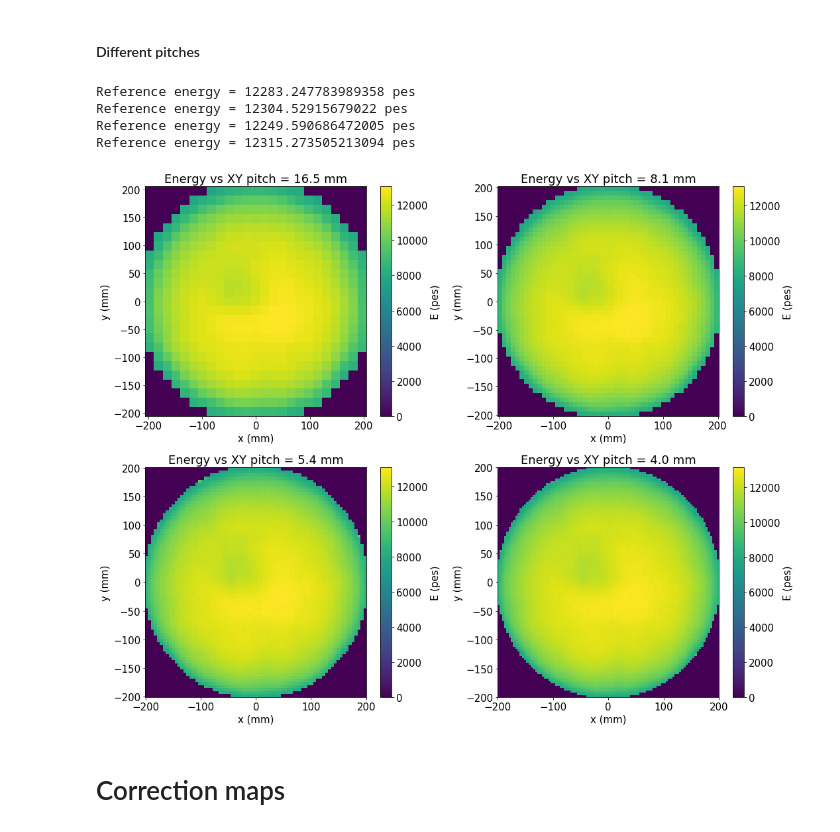
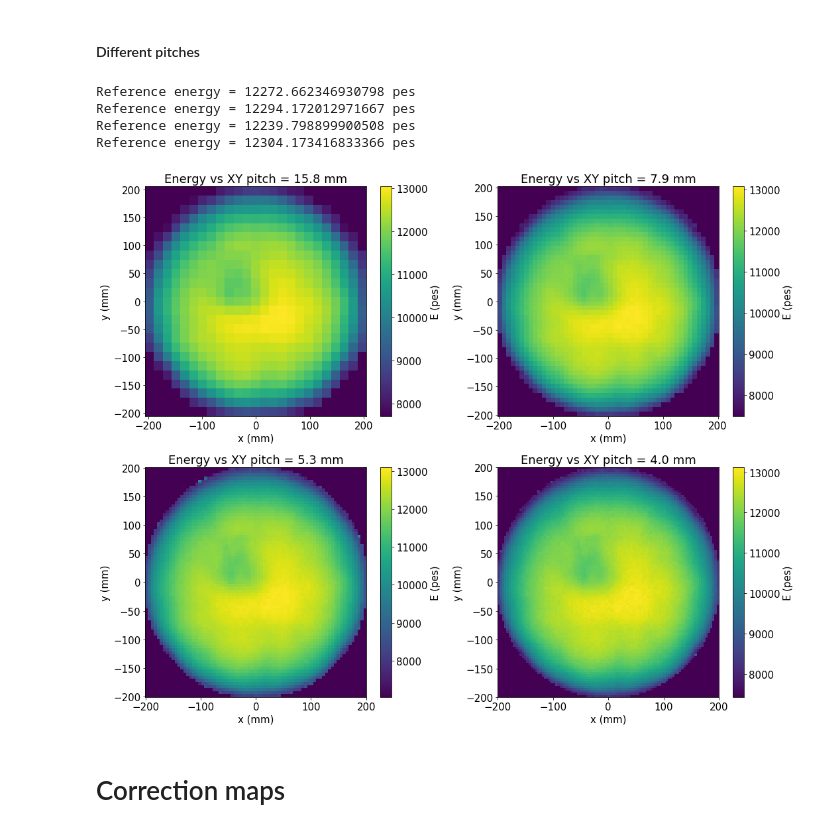
Before and after one commit to gonzaponte/ICARO, a Jupyter notebook: icaro/KrMay/Run4446.ipynb, the cells around one changed output. Drawn from its saved outputs; the diff is of its cells as text; code cells hidden in the pictures.

```diff
--- a/icaro/KrMay/Run4446.ipynb
+++ b/icaro/KrMay/Run4446.ipynb
@@ -417,7 +385,7 @@ hist(fid.S2e, 50, range=Erange_raw)
 labels("S2 energy (pes)", "Entries", "Fidualized energy spectrum")
 save("Raw_energy_fiducial")
 
-low_cut   = 11000 * np.exp(-0.0011*fid.Z.values)
+low_cut   = 11000 * np.exp(-0.0010*fid.Z.values)
 high_cut  = 14000 * np.exp(-0.0008*fid.Z.values)
 sel       = coref.in_range(fid.S2e.values, low_cut, high_cut) # remove low and high E background
 
@@ -562,14 +587,6 @@ rbins = rbins[:-1] + dr
 plt.figure()
 plt.errorbar(rbins, LT, u_LT, dr, fmt="k*")
 
-seed = (LT[0], 1e-2, 100)
-func = lambda x, a=0, b=0, c=0, d=0: a - b*x*np.exp(x/c)
-f = fitf.fit(func, rbins, LT, seed, sigma=u_LT)
-plt.plot(rbins, f.fn(rbins), "-r")
 labels("R (mm)", "Lifetime (µs)", "Lifetime vs R")
 save("LifetimevsR_profile")
-
-print("Lifetime = ", "({0:.1f} +- {3:.1f}) - ({1:.3f} +- {4:.3f}) x exp[x/({2:.1f} +- {5:.1f})]".format(*f.values, *f.errors))
-print("Chi2 =", f.chi2)
-Zcorr_R = corrf.LifetimeRCorrection(f.values, f.errors)
 # %% [output]
@@ -667,9 +693,7 @@ save("LifetimevsR")
 # %% [markdown]
 # Correction by attachment
 # %%
-correction = Zcorr(full.Z.values, full.R.values) if LT_radial else\
-             Zcorr(full.Z.values)
-E_zcorr    = full.S2e.values * correction.value
+E_zcorr    = full.S2e.values * Zcorr(full.Z.values).value
 
 y, x, _ = hist(E_zcorr, 100, range=Erange_zcorr)
 
@@ -678,12 +702,17 @@ seed = 1e3, 12000, 100
 low  =  10, 11000,  50
 upp  = 1e8, 13000, 900
 f    = fitf.fit(fun, x, y, seed, fit_range=(12400, 14000), bounds=(low, upp))
-print(f.values)
 
+assert not np.any(np.isclose(f.values, seed))
+assert not np.any(np.isclose(f.values, low ))
+assert not np.any(np.isclose(f.values, upp ))
+
+print("Resolution at 41.5 keV:", measurement_string(*resolution(f.values, f.errors, 41.5)[0]))
+print("Resolution at 2458 keV:", measurement_string(*resolution(f.values, f.errors, 41.5)[1]))
 
 plt.plot(x, f.fn(x), fitOpt)
 plt.plot(x, fitf.gauss(x, *f.values),  fitOpt)
-plt.text(Erange_zcorr[0], max(y)/4, gausstext(f.values, 41.5), color=fitOpt)
+plt.text(Erange_zcorr[0] * 1.005, max(y)/2, gausstext(f.values, f.errors, 41.5))
 
 labels("S2 energy (pes)", "Entries", "Z-corrected energy")
 save("EcorrZ")
@@ -817,14 +846,14 @@ sel = sel_Kr = coref.in_range(Kr.Z.values, *Zrange_XY)
 
 xc, yc, Ec, u_Ec = \
 fitf.profileXY(Kr.X.values[sel], Kr.Y.values[sel], E_zcorr[sel], nX, nY, XYrange, XYrange)
-_, cb = display_matrix(xc, yc, Ec)
+_, cb = display_matrix(xc, yc, Ec, vmin=np.min(Ec[Ec>0]))
 cb.set_label("E (pes)")
 labels("x (mm)", "y (mm)", "Energy vs XY")
 save("EvsXY")
 
 rc, pc, ec, u_ec = \
 fitf.profileXY(Kr.R.values[sel], Kr.Phi.values[sel], E_zcorr[sel], nX, nY, Rrange, Prange)
-_, cb = display_matrix(xc, yc, ec)
+_, cb = display_matrix(xc, yc, ec, vmin=np.min(ec[ec>0]))
 cb.set_label("E (pes)")
 labels("r (mm)", "$\phi$ (rad)", "Energy vs R$\phi$")
 save("EvsRPhi")
@@ -843,7 +872,8 @@ save("EvsPhi")
 
 XYcorr    = corrf.Correction((xc, yc), Ec, u_Ec, "index", index=(nX//2, nY//2))
 corr_file = tb.open_file(corr_filename, "w")
-dstio.xy_writer(corr_file)(*XYcorr._xs, XYcorr._fs, XYcorr._us, nXY)
+kdstio.xy_writer(corr_file)(*XYcorr._xs, XYcorr._fs, XYcorr._us, nXY)
 corr_file.close()
+shutil.copy(corr_filename, copy_corr_to)
 print("Reference energy = {} pes".format(Ec[tuple(np.argwhere(XYcorr._fs==1)[0])]))
 # %% [output]
@@ -857,28 +887,29 @@ Reference energy = 12304.52915679022 pes
 # %%
 plt.figure(figsize=(15,12))
 for i, (nx, ny) in enumerate(extra_pitches):
     plt.subplot(2, 2, i+1)
     xc_, yc_, Ec_, u_Ec_ = \
     fitf.profileXY(Kr.X.values[sel], Kr.Y.values[sel], E_zcorr[sel], nx, ny, XYrange, XYrange)
-    _, cb = display_matrix(xc_, yc_, Ec_, new_figure=False)
+    _, cb = display_matrix(xc_, yc_, Ec_, new_figure=False, vmin=np.min(Ec_[Ec_>0]))
     cb.set_label("E (pes)")
-    pitch = np.diff(np.linspace(*XYrange, nx))[0]
+    pitch = np.diff(np.linspace(*XYrange, nx+1))[0]
     labels("x (mm)", "y (mm)", "Energy vs XY pitch = {:.1f} mm".format(pitch))
     nXY_ = np.histogram2d(Kr.X.values[sel],
                           Kr.Y.values[sel],
                           (nx, ny),
                           (XYrange, XYrange))[0]
 
     XYcorr_        = corrf.Correction((xc_, yc_), Ec_, u_Ec_, "index", index=(nx//2, ny//2))
     corr_filename_ = corr_filename.replace(".h5", "_{:.1f}mm.h5".format(pitch))
     corr_file_     = tb.open_file(corr_filename_, "w")
-    dstio.xy_writer(corr_file_)(*XYcorr_._xs, XYcorr_._fs, XYcorr_._us, nXY_)
+    kdstio.xy_writer(corr_file_)(*XYcorr_._xs, XYcorr_._fs, XYcorr_._us, nXY_)
     corr_file_.close()
+    shutil.copy(corr_filename_, copy_corr_to)
     print("Reference energy = {} pes".format(Ec_[tuple(np.argwhere(XYcorr_._fs==1)[0])]))
 plt.tight_layout()
 # %% [output]
-Reference energy = 12283.247783989358 pes
-Reference energy = 12304.52915679022 pes
-Reference energy = 12249.590686472005 pes
-Reference energy = 12315.273505213094 pes
+Reference energy = 12272.662346930798 pes
+Reference energy = 12294.172012971667 pes
+Reference energy = 12239.798899900508 pes
+Reference energy = 12304.173416833366 pes
-[figure, old version]
+[figure, new version]
```
Also changed, not shown: parts of 34 cells of this notebook, 8 other files.
